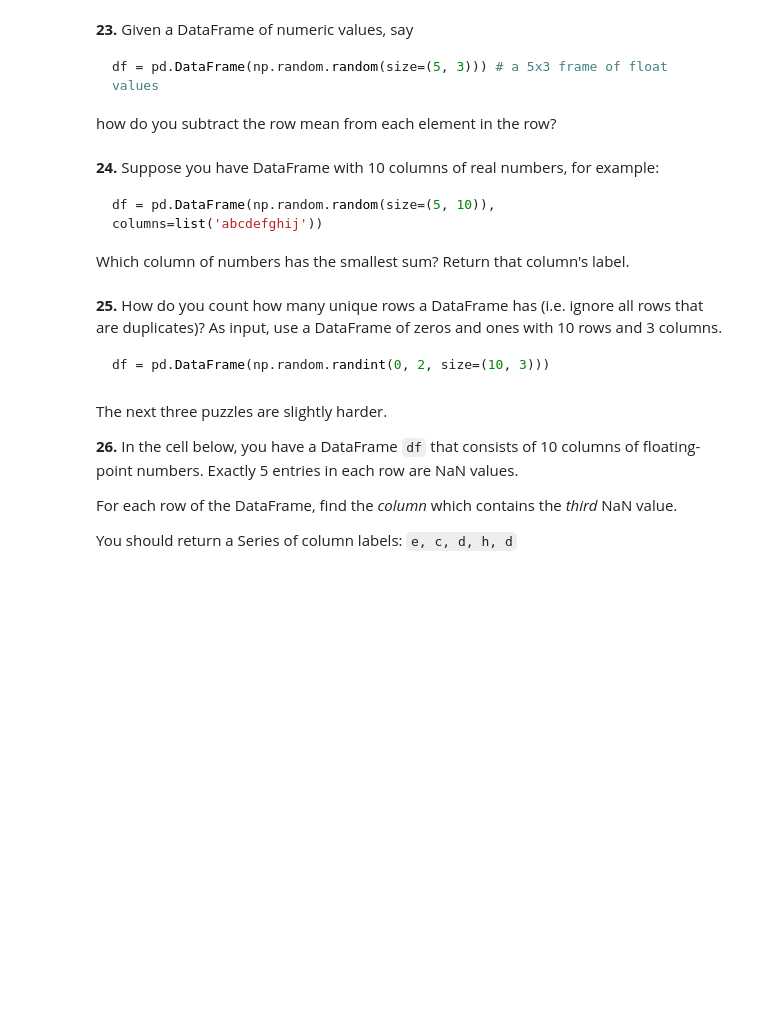
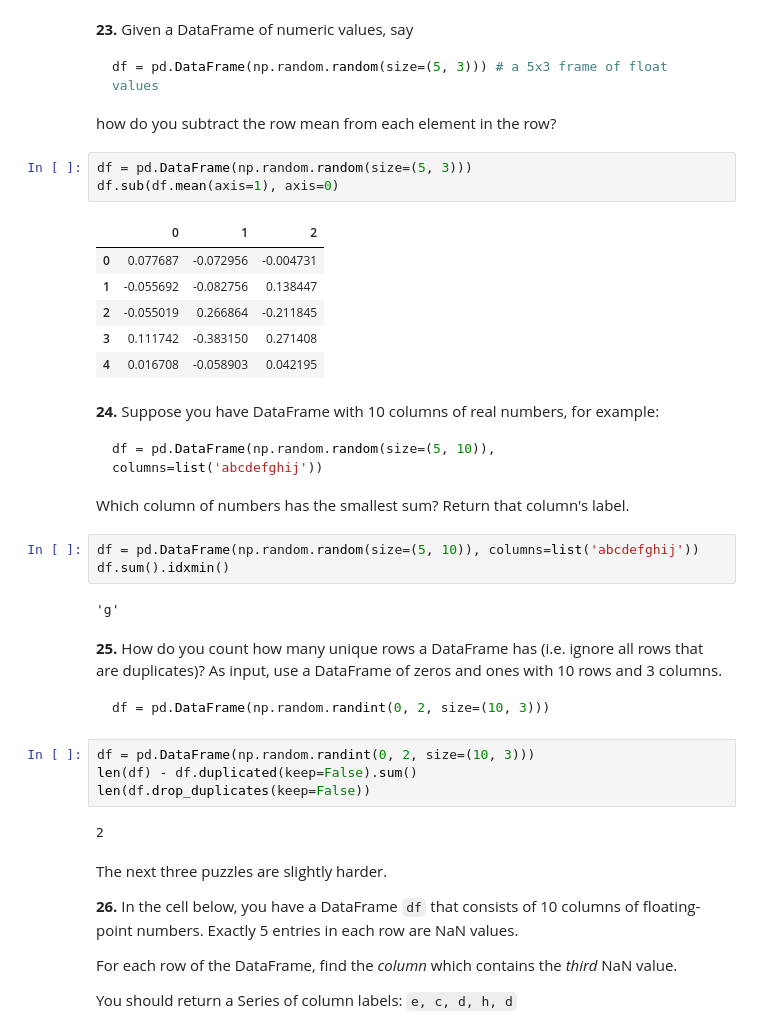
Before and after one commit to pranjal030404/Smart-Internz, a Jupyter notebook: Assignment 3/100-pandas-puzzles.ipynb, the cells around one changed output. Saved outputs shown, nothing was run; the diff lists cells and outputs as text; blank space fills up the shorter version.

````diff
--- a/Assignment 3/100-pandas-puzzles.ipynb
+++ b/Assignment 3/100-pandas-puzzles.ipynb
@@ -262,6 +283,16 @@ df = pd.DataFrame(np.random.random(size=(5, 3))) # a 5x3 frame of float values
 ```
 
 how do you subtract the row mean from each element in the row?
+# %%
+df = pd.DataFrame(np.random.random(size=(5, 3)))
+df.sub(df.mean(axis=1), axis=0)
+# %% [output]
+|  | 0 | 1 | 2 |
+| 0 | 0.077687 | -0.072956 | -0.004731 |
+| 1 | -0.055692 | -0.082756 | 0.138447 |
+| 2 | -0.055019 | 0.266864 | -0.211845 |
+| 3 | 0.111742 | -0.383150 | 0.271408 |
+| 4 | 0.016708 | -0.058903 | 0.042195 |
 # %% [markdown]
 **24.** Suppose you have DataFrame with 10 columns of real numbers, for example:
 
@@ -269,12 +300,23 @@ how do you subtract the row mean from each element in the row?
 df = pd.DataFrame(np.random.random(size=(5, 10)), columns=list('abcdefghij'))
 ```
 Which column of numbers has the smallest sum?  Return that column's label.
+# %%
+df = pd.DataFrame(np.random.random(size=(5, 10)), columns=list('abcdefghij'))
+df.sum().idxmin()
+# %% [output]
+'g'
 # %% [markdown]
 **25.** How do you count how many unique rows a DataFrame has (i.e. ignore all rows that are duplicates)? As input, use a DataFrame of zeros and ones with 10 rows and 3 columns.
 
 ```python
 df = pd.DataFrame(np.random.randint(0, 2, size=(10, 3)))
 ```
+# %%
+df = pd.DataFrame(np.random.randint(0, 2, size=(10, 3)))
+len(df) - df.duplicated(keep=False).sum()
+len(df.drop_duplicates(keep=False))
+# %% [output]
+2
 # %% [markdown]
 The next three puzzles are slightly harder.
 
````
Also changed, not shown: parts of 8 cells of this notebook.
